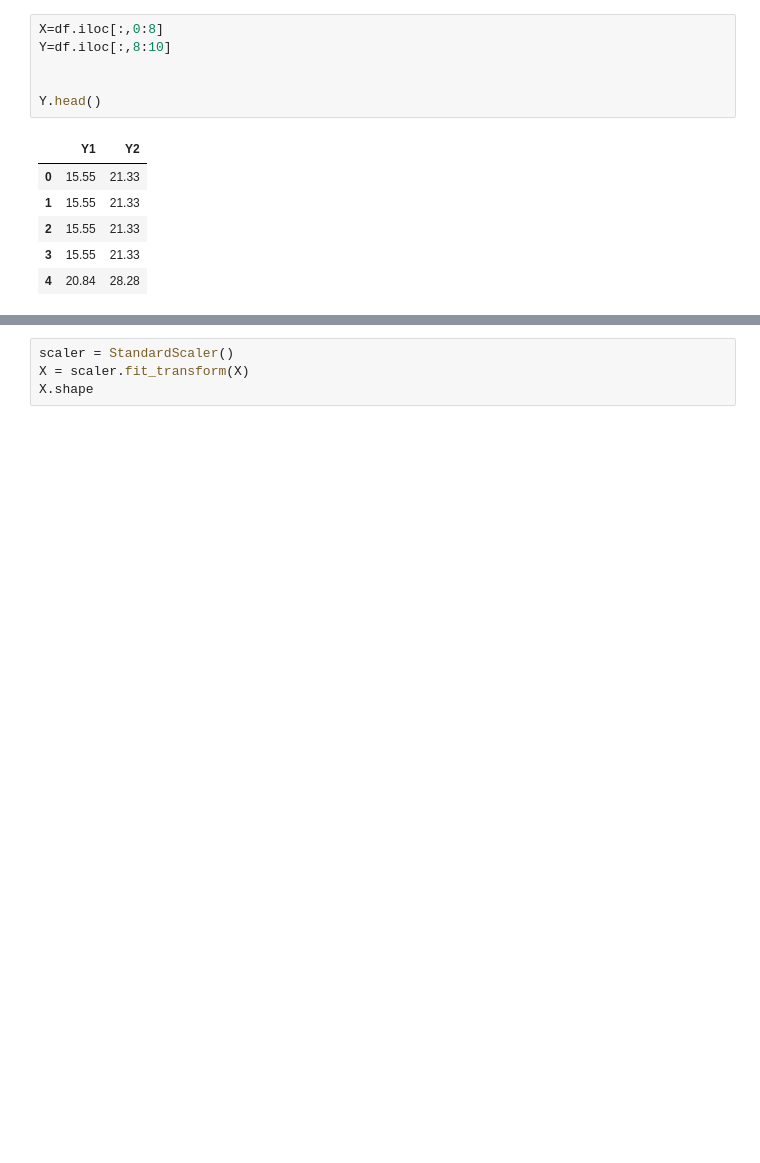
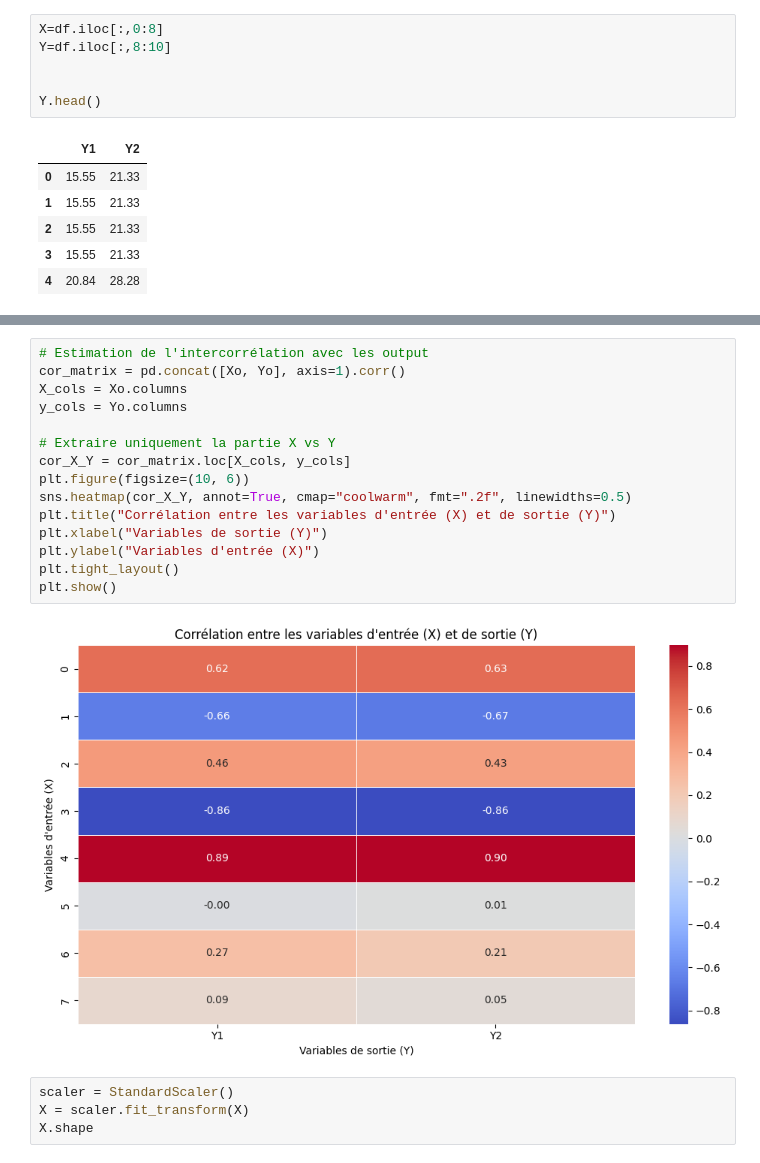
Before and after one commit to bakirmohammed1234/Prediction_Efficacite_Energetique_Batiments, a Jupyter notebook: BackPropagation.ipynb, the cells around one changed output, grey strips where cells are left out. Cells and saved outputs as stored; diff of their text form; blank space fills up the shorter version.

```diff
--- a/BackPropagation.ipynb
+++ b/BackPropagation.ipynb
@@ -32,3 +45,20 @@ Y.head()
+# %%
+# Estimation de l'intercorrélation avec les output
+cor_matrix = pd.concat([Xo, Yo], axis=1).corr()
+X_cols = Xo.columns
+y_cols = Yo.columns
+
+# Extraire uniquement la partie X vs Y
+cor_X_Y = cor_matrix.loc[X_cols, y_cols]
+plt.figure(figsize=(10, 6))
+sns.heatmap(cor_X_Y, annot=True, cmap="coolwarm", fmt=".2f", linewidths=0.5)
+plt.title("Corrélation entre les variables d'entrée (X) et de sortie (Y)")
+plt.xlabel("Variables de sortie (Y)")
+plt.ylabel("Variables d'entrée (X)")
+plt.tight_layout()
+plt.show()
+# %% [output]
+[figure, added]
 # %%
 scaler = StandardScaler()
 X = scaler.fit_transform(X)
```
Also changed, not shown: parts of 13 cells of this notebook.
